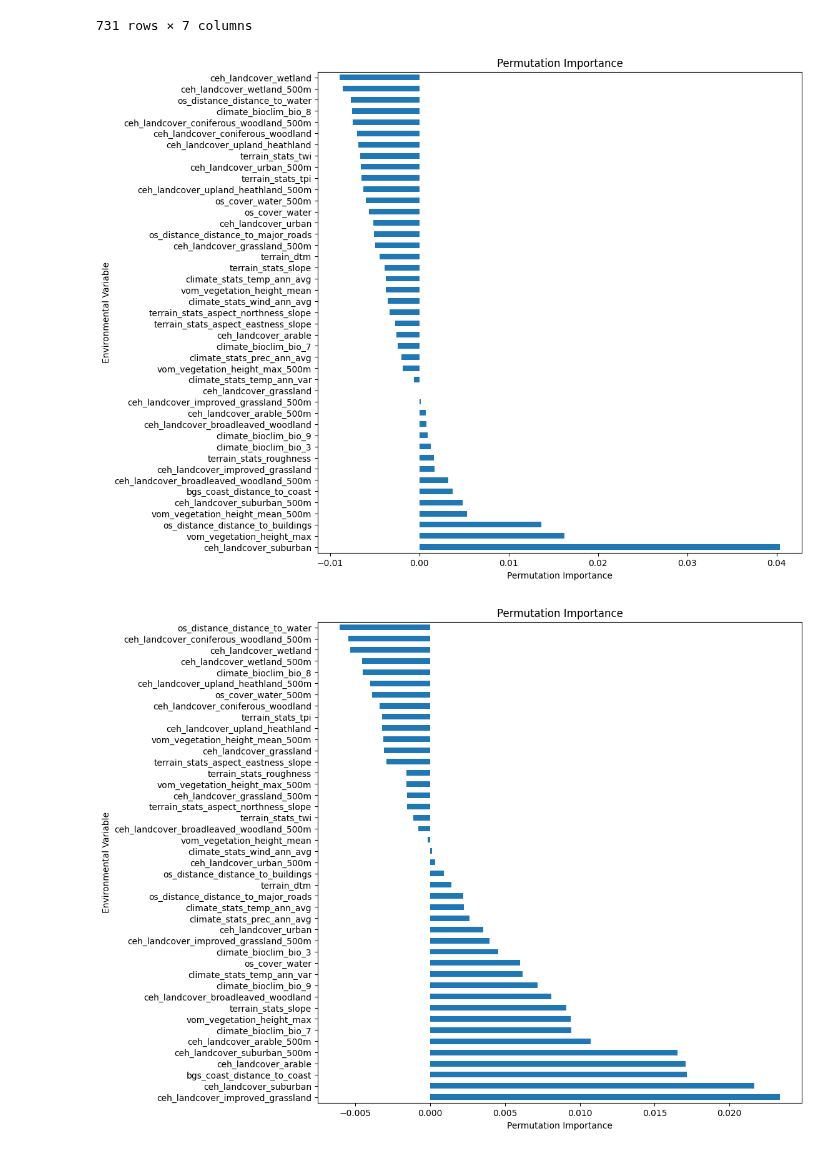
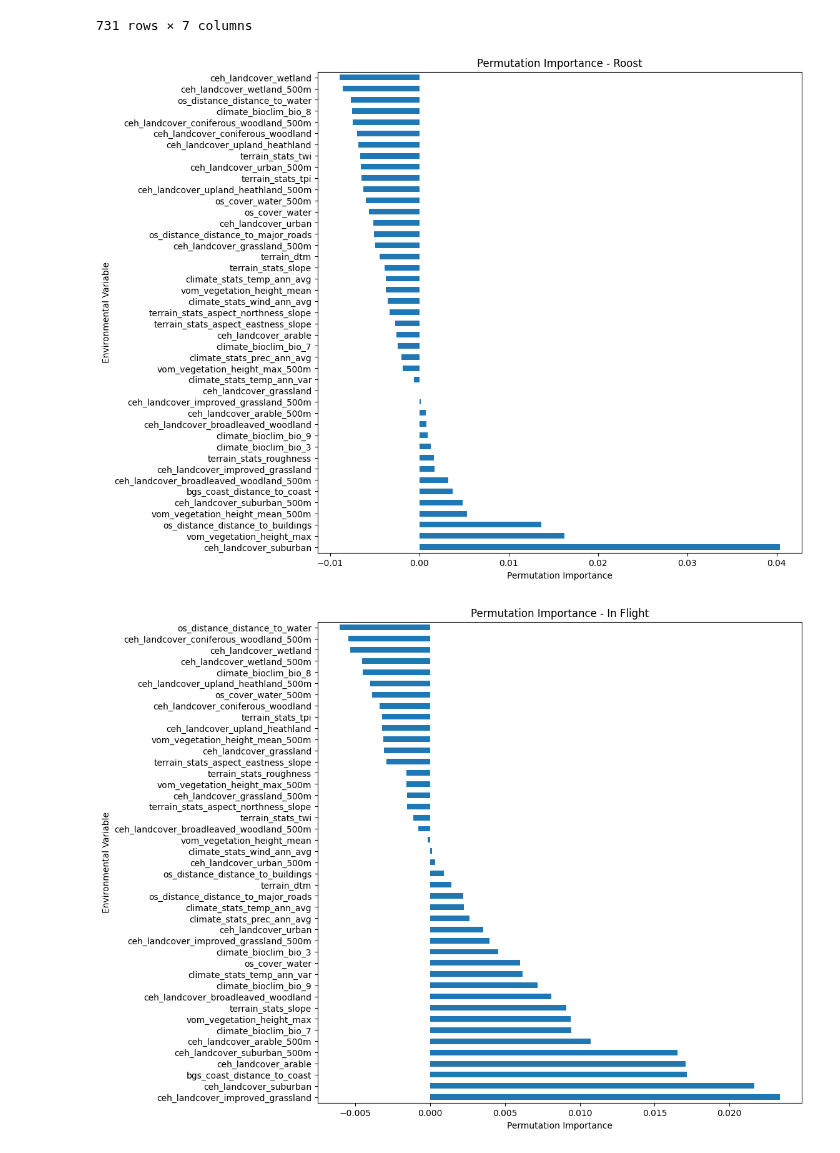
Before and after one commit to MatthewJWhittle/shefflied-bats, a Jupyter notebook: notebooks/modelling/variable-importance.ipynb, the cells around one changed output. Cells and saved outputs as stored; diff of their text form; code cells hidden in the pictures.

Commit message:
update modeling

```diff
--- a/notebooks/modelling/variable-importance.ipynb
+++ b/notebooks/modelling/variable-importance.ipynb
@@ -109,7 +109,7 @@ X, _, _ = prep_training_data(training_results.occurrence[0])
 X_cols = X.columns
 # %%
 from sklearn.inspection import permutation_importance
-
+from sklearn.compose import ColumnTransformer
 import numpy as np
 
 
@@ -128,6 +128,20 @@ def compute_permutation_importance(
     )
 
     return result
+
+
+def get_feature_names(estimator) -> list[str]:
+    """Get feature names from the model."""
+    if "feature_selector" in estimator.named_steps:
+        feature_selector : ColumnTransformer = estimator.named_steps["feature_selector"]
+        if hasattr(feature_selector, "get_feature_names_out"):
+            return list(feature_selector.get_feature_names_out())
+        else:
+            raise ValueError("Feature selector does not have feature names.")
+    elif hasattr(estimator, "feature_names_in_"):
+        return estimator.feature_names_in_
+    else:
+        raise ValueError("Estimator does not have feature names.")
 # %%
 from tqdm.notebook import tqdm
 results = []
@@ -136,17 +150,21 @@ for i in tqdm(range(len(training_results)), desc="Processing models"):
     latin_name, activity_type, model, occurrence = get_artifacts(training_results, i)
     print(f"Processing {latin_name} - {activity_type}")
 
-    # 1. Load the model
-    # model = load_model(model_path)
 
     # 2. Prepare the training data
     X, y, sample_weight = prep_training_data(occurrence)
+
+    try:
+        feature_names = get_feature_names(model)
+    except ValueError as e:
+        print(f"Error getting feature names: {e}")
+        feature_names = X.columns
 
     # 3. Compute permutation importance on held-out data
     result = compute_permutation_importance(model, X, y, sample_weight, max_samples=2000, n_repeats=10)
 
     results.append(
-        (latin_name, activity_type, result["importances_mean"], result["importances_std"])
+        (latin_name, activity_type, result["importances_mean"], result["importances_std"], feature_names)
     )
 # %% [output]
 Processing Nyctalus noctula - In flight
@@ -169,10 +175,8 @@ Processing Myotis mystacinus - Roost
 # %%
 # compose the results into a DataFrame
 results_df = pd.DataFrame(
-    results, columns=["latin_name", "activity_type", "importances_mean", "importances_std"]
+    results, columns=["latin_name", "activity_type", "importances_mean", "importances_std", "variable"]
 )
-# %%
-results_df["variable"] = [X_cols for _ in range(len(results_df))]
 # %%
 results_df = results_df.explode(
     ["variable", "importances_mean", "importances_std"]
@@ -233,27 +237,27 @@ from matplotlib import pyplot as plt
 # %%
 
 fig = results_df[results_df["activity_type"] == "Roost"].groupby("variable").importances_mean.mean().sort_values(ascending=False).plot.barh(
     figsize=(10, 10),
-    title="Permutation Importance",
+    title="Permutation Importance - Roost",
     xlabel="Permutation Importance",
     ylabel="Environmental Variable",
 )
 # save the figure
 plt.savefig(fig_dir / "mean_permutation_importance_roost.png", bbox_inches="tight")
 # %% [output]
-[figure, old version]
+[figure, new version]
 # %%
 
 fig = results_df[results_df["activity_type"] == "In flight"].groupby("variable").importances_mean.mean().sort_values(ascending=False).plot.barh(
     figsize=(10, 10),
-    title="Permutation Importance",
+    title="Permutation Importance - In Flight",
     xlabel="Permutation Importance",
     ylabel="Environmental Variable",
 )
 # save the figure
 plt.savefig(fig_dir / "mean_permutation_importance_in_flight.png", bbox_inches="tight")
 # %% [output]
-[figure, old version]
+[figure, new version]
 # %%
 # get a unique list of the latin_name and activity_type combinations
 unique_combinations = results_df[["latin_name", "activity_type"]].drop_duplicates()
```
Also changed, not shown: parts of 6 cells of this notebook, 2 other files.
